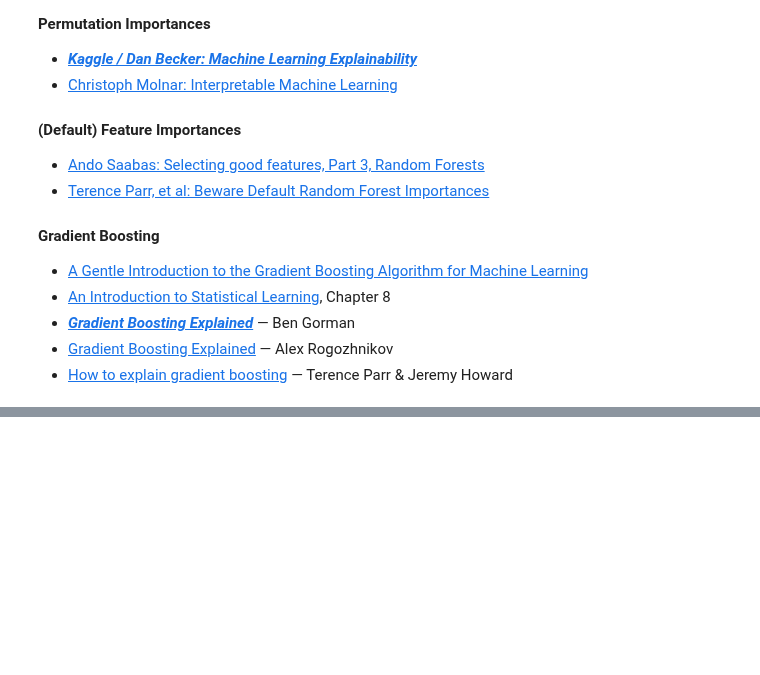
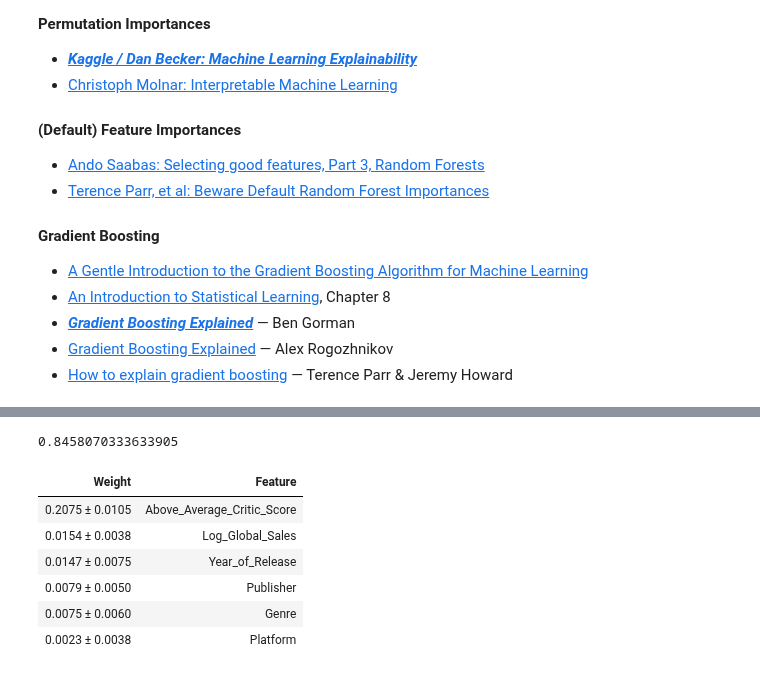
Before and after one commit to mariokart345/DS-Unit-2-Applied-Modeling, a Jupyter notebook: module3-permutation-boosting/LS_DS_233_assignment.ipynb, the cells around one changed output, grey strips where cells are left out. Saved outputs shown, nothing was run; the diff lists cells and outputs as text; code cells hidden in the pictures; blank space fills up the shorter version.

```diff
--- a/module3-permutation-boosting/LS_DS_233_assignment.ipynb
+++ b/module3-permutation-boosting/LS_DS_233_assignment.ipynb
@@ -145,0 +152,8 @@ profile
+# %%
+from sklearn.model_selection import train_test_split
+train,val = train_test_split(game_sales,train_size=0.8,test_size=0.2,random_state=25)
+#Dropping 'Global_Sales' to prevent leakage and splitting into features and target
+y_train = train['Above_Average_User_Score']
+X_train = train.drop('Above_Average_User_Score',axis=1)
+y_val = val['Above_Average_User_Score']
+X_val = val.drop('Above_Average_User_Score',axis=1)
@@ -145,0 +169,8 @@ profile
+# %%
+#Simple Model
+import category_encoders as ce
+from sklearn.impute import SimpleImputer
+from sklearn.ensemble import RandomForestClassifier
+from sklearn.pipeline import make_pipeline
+pipeline = make_pipeline(ce.OrdinalEncoder(),SimpleImputer(strategy='mean'),RandomForestClassifier(n_estimators=100, random_state=42, n_jobs=-1))
+pipeline.fit(X_train,y_train)
@@ -145,0 +195,27 @@ profile
+# %%
+#Mode score is better than the baseline score
+pipeline.score(X_val,y_val)
+# %% [output]
+0.8458070333633905
+# %%
+#Transforming data and training new model for Permutation Importance
+transformers = make_pipeline(ce.OrdinalEncoder(), SimpleImputer(strategy='mean'))
+X_train_transformed = transformers.fit_transform(X_train)
+X_val_transformed = transformers.transform(X_val)
+model = RandomForestClassifier(n_estimators=50, random_state=79, n_jobs=-1)
+model.fit(X_train_transformed, y_train)
+#Permutation Importance
+import eli5
+from eli5.sklearn import PermutationImportance
+permuter = PermutationImportance(model,scoring='accuracy',n_iter=10,random_state=76)
+permuter.fit(X_val_transformed,y_val)
+feature_names = X_val.columns.to_list()
+eli5.show_weights(permuter, top=None, feature_names=feature_names)
+# %% [output]
+| Weight | Feature |
+| 0.2075 ± 0.0105 | Above_Average_Critic_Score |
+| 0.0154 ± 0.0038 | Log_Global_Sales |
+| 0.0147 ± 0.0075 | Year_of_Release |
+| 0.0079 ± 0.0050 | Publisher |
+| 0.0075 ± 0.0060 | Genre |
+| 0.0023 ± 0.0038 | Platform |
```
Also changed, not shown: parts of 16 cells of this notebook.
